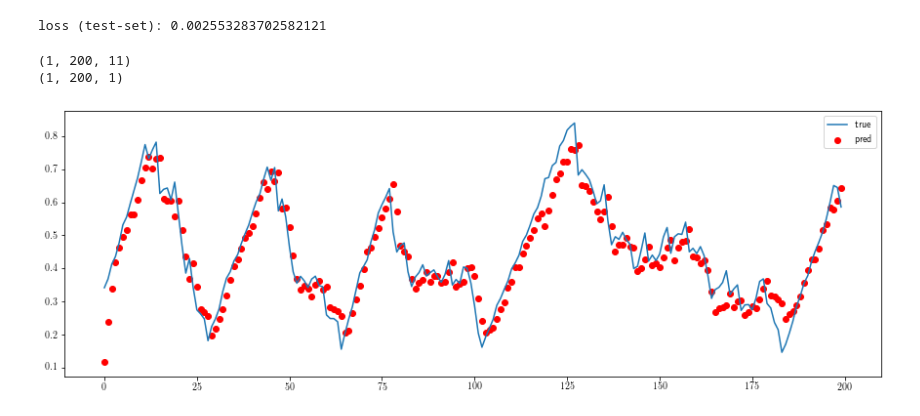
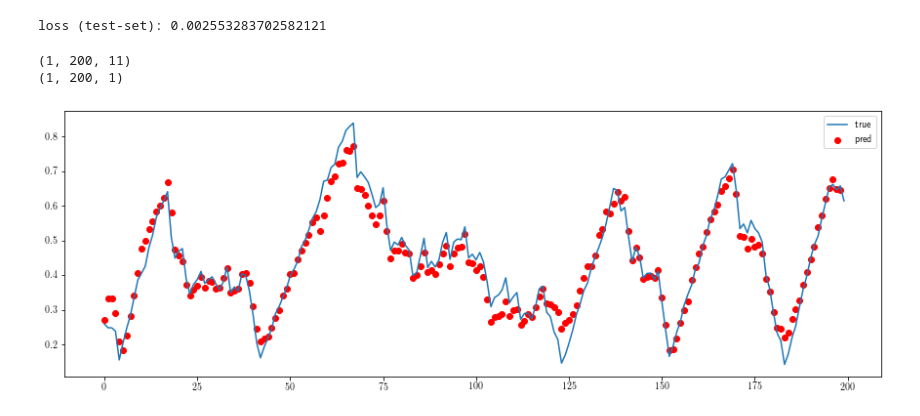
Before and after one commit to VasilievArtyom/PredictiveMaintenance, a Jupyter notebook: private/Vasiliev/neural/neural_predict.ipynb, the cells around one changed output. Drawn from its saved outputs; the diff is of its cells as text; code cells hidden in the pictures.

```diff
--- a/private/Vasiliev/neural/neural_predict.ipynb
+++ b/private/Vasiliev/neural/neural_predict.ipynb
@@ -48,7 +48,7 @@ delta
 2.1317509536489254e-06
 # %%
 #data augmintation -- 50000 slightly tuned copies of T
-agmntCount=50000
+agmntCount=5
 agmntdT=np.zeros((agmntCount, np.size(sT[:,0]), np.size(sT[0,:])))
 agmntdT[0,:,:] = sT
 np.random.seed(0)
@@ -257,9 +256,9 @@ callbacks = [callback_early_stopping,
             callback_reduce_lr]
 # %%
 %%time
-model.fit_generator(generator=generator,
-                    epochs=1000,
-                    steps_per_epoch=50,
-                    validation_data=validation_data,
-                    callbacks=callbacks)
+#model.fit_generator(generator=generator,
+#                    epochs=1000,
+#                    steps_per_epoch=50,
+#                    validation_data=validation_data,
+#                    callbacks=callbacks)
 # %% [output]
@@ -342,15 +325,15 @@ def plot_comparison(start_idx, length=100, train=True):
 
     # Plot and compare the two signals.
     plt.plot(signal_true, label='true')
-    plt.scatter(np.arange(0, len(signal_pred[0])), signal_pred[0], label='pred', color='r')
+    plt.scatter(np.arange(0, len(signal_pred[0])-1), signal_pred[0,1:,:], label='pred', color='r')
 
 
     # Plot labels etc.
     plt.legend()
     plt.show()
 # %%
-plot_comparison(start_idx=0, length=200, train=False)
+plot_comparison(start_idx=60, length=200, train=False)
 # %% [output]
 (1, 200, 11)
 (1, 200, 1)
-[figure, old version]
+[figure, new version]
```
Also changed, not shown: parts of 14 cells of this notebook.
